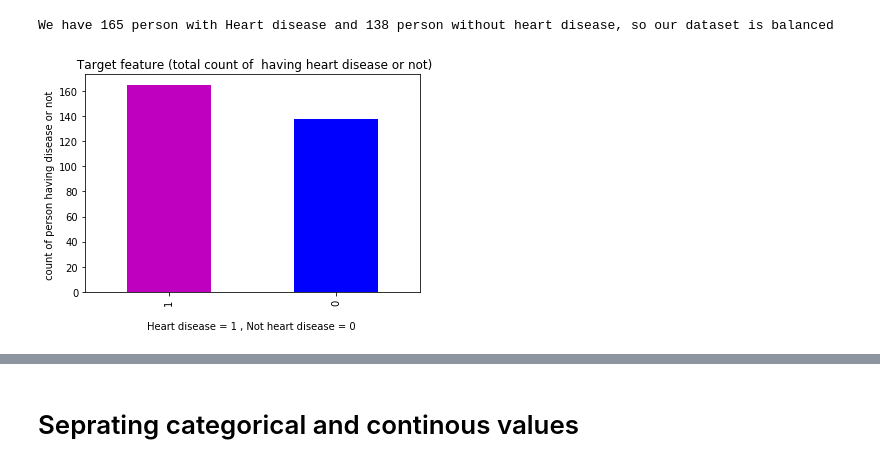
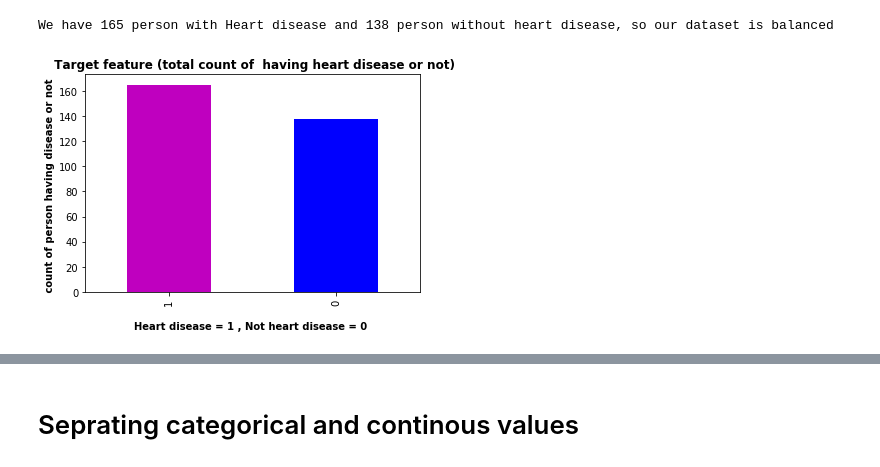
Before and after one commit to northcampus-university-of-kashmir/Heart-Disease-Detection-System, a Jupyter notebook: Visulization.ipynb, the cells around one changed output, grey strips where cells are left out. Cells and saved outputs as stored; diff of their text form; code cells hidden in the pictures.

Commit message:
extracted images from notebook for report making

```diff
--- a/Visulization.ipynb
+++ b/Visulization.ipynb
@@ -12,11 +8,12 @@ Name: target, dtype: int64
 # %%
 df.target.value_counts().plot(kind="bar", color=["m", "b"])
-plt.title(" Target feature (total count of  having heart disease or not)")
-plt.xlabel(" \nHeart disease = 1 , Not heart disease = 0 ")
-plt.ylabel(" count of person having disease or not  ")
+plt.title(" Target feature (total count of  having heart disease or not)",fontweight="bold")
+plt.xlabel(" \nHeart disease = 1 , Not heart disease = 0 ",fontweight="bold")
+plt.ylabel(" count of person having disease or not  ",fontweight="bold")
+
 print("\nWe have 165 person with Heart disease and 138 person without heart disease, so our dataset is balanced")
 # %% [output]
 We have 165 person with Heart disease and 138 person without heart disease, so our dataset is balanced
-[figure, old version]
+[figure, new version]
 # %%
 df.hist(figsize=(15,15),color="r");
```
Also changed, not shown: parts of 3 cells of this notebook, 13 other files.
